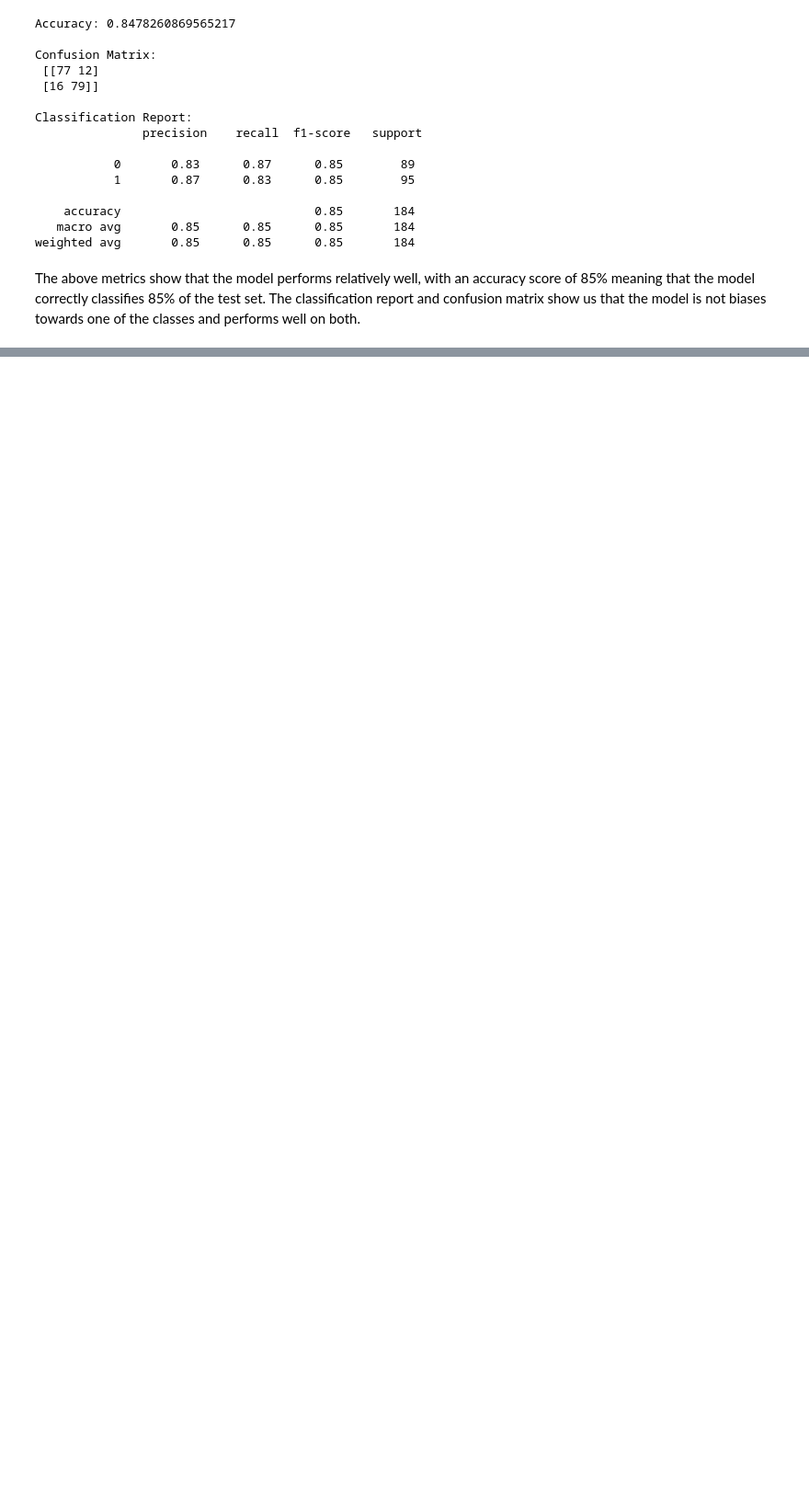
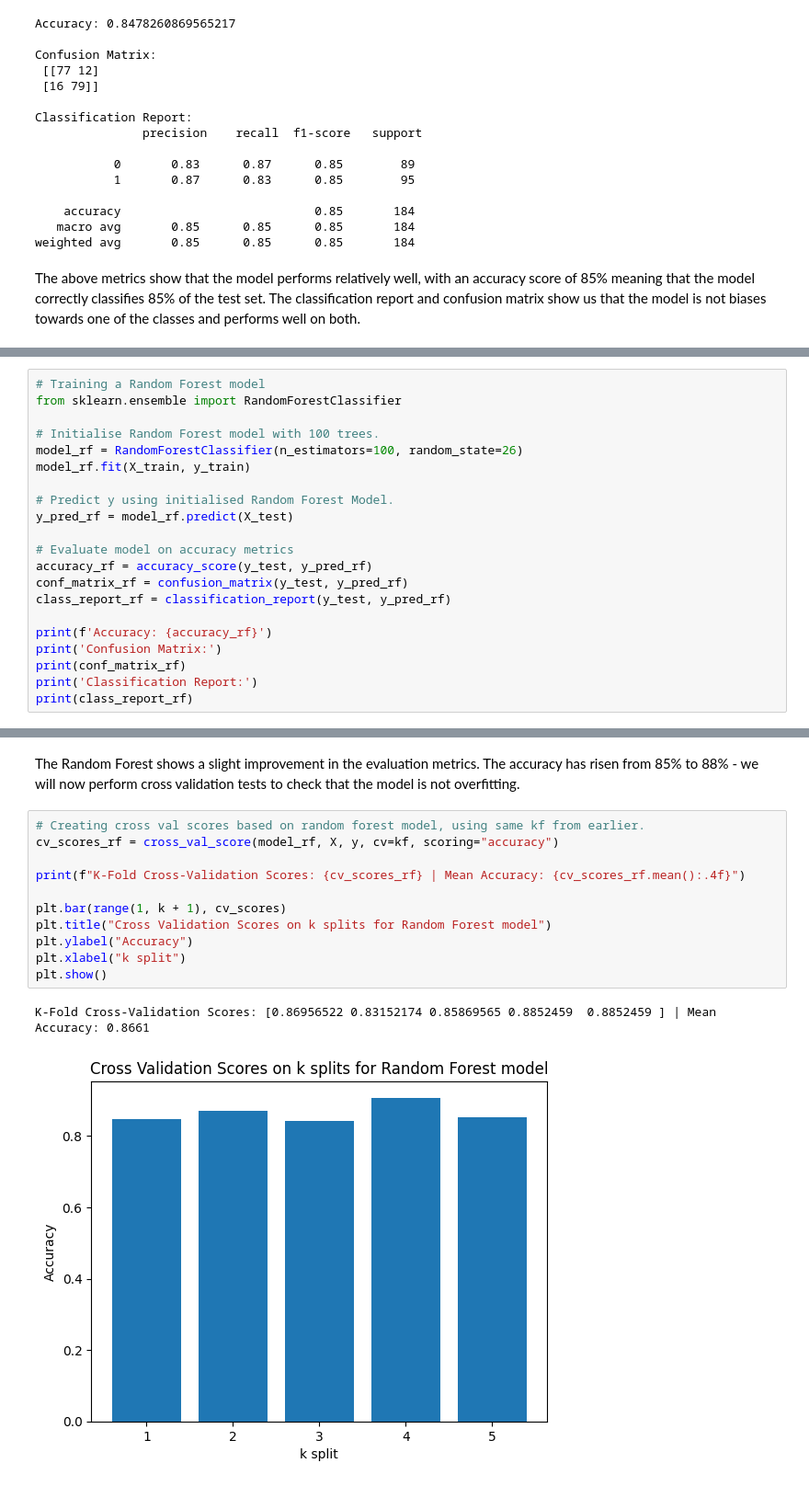
Before and after one commit to louis-porter/heart_failure_prediction, a Jupyter notebook: heart_failure_prediction.ipynb, the cells around one changed output, grey strips where cells are left out. Shown at 92% size. Cells and saved outputs as stored; diff of their text form; blank space fills up the shorter version.

```diff
--- a/heart_failure_prediction.ipynb
+++ b/heart_failure_prediction.ipynb
@@ -278,0 +281,21 @@ The results of the K-fold cross validation scores show that the model does not h
+# %%
+# Training a Random Forest model
+from sklearn.ensemble import RandomForestClassifier
+
+# Initialise Random Forest model with 100 trees.
+model_rf = RandomForestClassifier(n_estimators=100, random_state=26)
+model_rf.fit(X_train, y_train)
+
+# Predict y using initialised Random Forest Model.
+y_pred_rf = model_rf.predict(X_test)
+
+# Evaluate model on accuracy metrics
+accuracy_rf = accuracy_score(y_test, y_pred_rf)
+conf_matrix_rf = confusion_matrix(y_test, y_pred_rf)
+class_report_rf = classification_report(y_test, y_pred_rf)
+
+print(f'Accuracy: {accuracy_rf}')
+print('Confusion Matrix:')
+print(conf_matrix_rf)
+print('Classification Report:')
+print(class_report_rf)
@@ -278,0 +316,16 @@ The results of the K-fold cross validation scores show that the model does not h
+# %% [markdown]
+The Random Forest shows a slight improvement in the evaluation metrics. The accuracy has risen from 85% to 88% - we will now perform cross validation tests to check that the model is not overfitting.
+# %%
+# Creating cross val scores based on random forest model, using same kf from earlier.
+cv_scores_rf = cross_val_score(model_rf, X, y, cv=kf, scoring="accuracy")
+
+print(f"K-Fold Cross-Validation Scores: {cv_scores_rf} | Mean Accuracy: {cv_scores_rf.mean():.4f}")
+
+plt.bar(range(1, k + 1), cv_scores)
+plt.title("Cross Validation Scores on k splits for Random Forest model")
+plt.ylabel("Accuracy")
+plt.xlabel("k split")
+plt.show()
+# %% [output]
+K-Fold Cross-Validation Scores: [0.86956522 0.83152174 0.85869565 0.8852459  0.8852459 ] | Mean Accuracy: 0.8661
+[figure, added]
```
Also changed, not shown: parts of 12 cells of this notebook, 1 other file.
